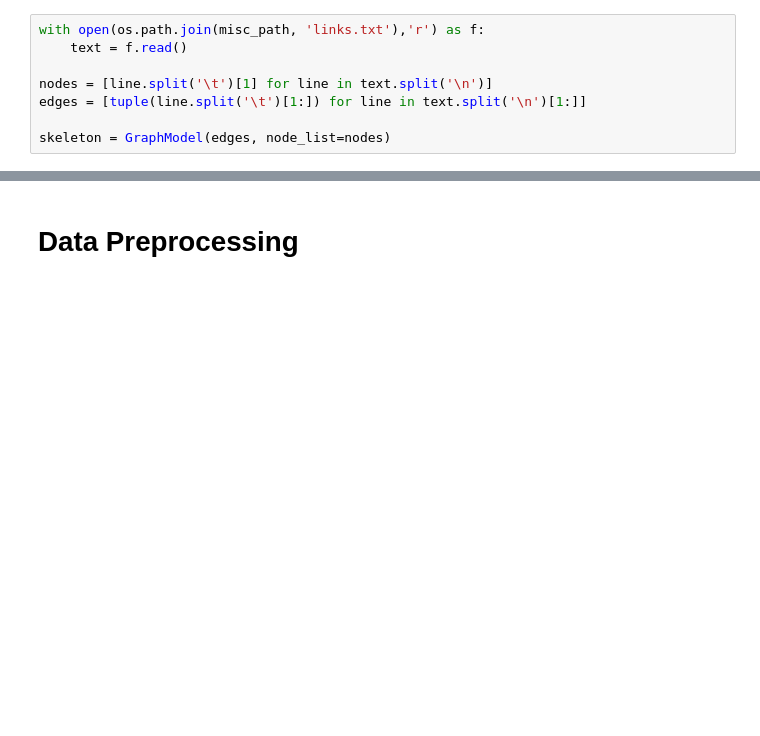
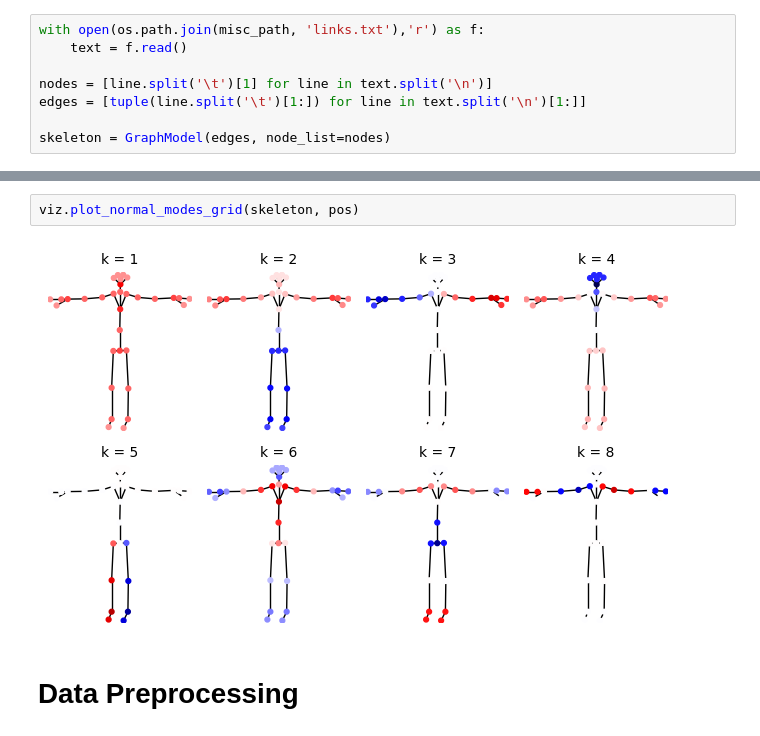
Before and after one commit to rafael-dimare/gft_gait_analysis, a Jupyter notebook: notebooks/skeleton_clean.ipynb, the cells around one changed output, grey strips where cells are left out. Saved outputs shown, nothing was run; the diff lists cells and outputs as text; blank space fills up the shorter version.

Commit message:
Visualizer object updates

```diff
--- a/notebooks/skeleton_clean.ipynb
+++ b/notebooks/skeleton_clean.ipynb
@@ -230,3 +328,7 @@ viz.plot_graph_basis(skeleton)
+# %%
+viz.plot_normal_modes_grid(skeleton, pos)
+# %% [output]
+[figure, added]
 # %% [markdown]
 # Data Preprocessing
 # %%
```
Also changed, not shown: parts of 8 cells of this notebook, 2 other files.
